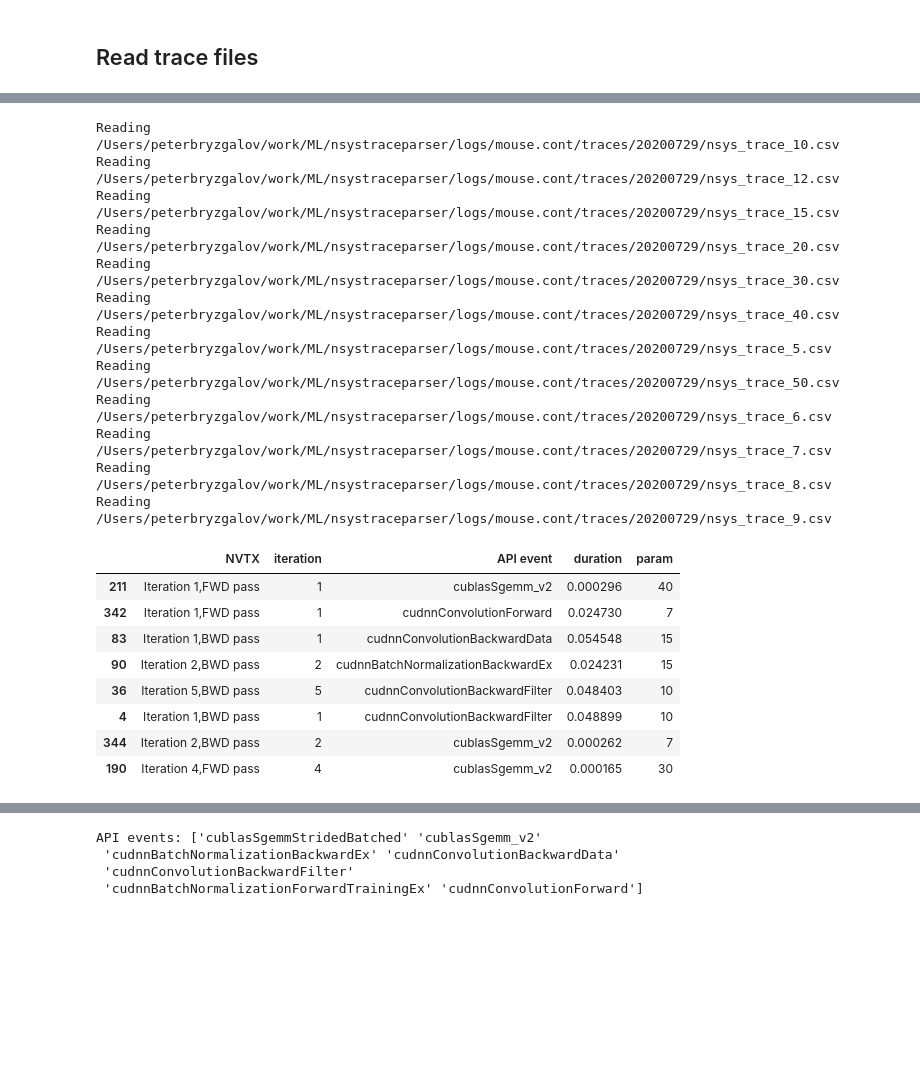
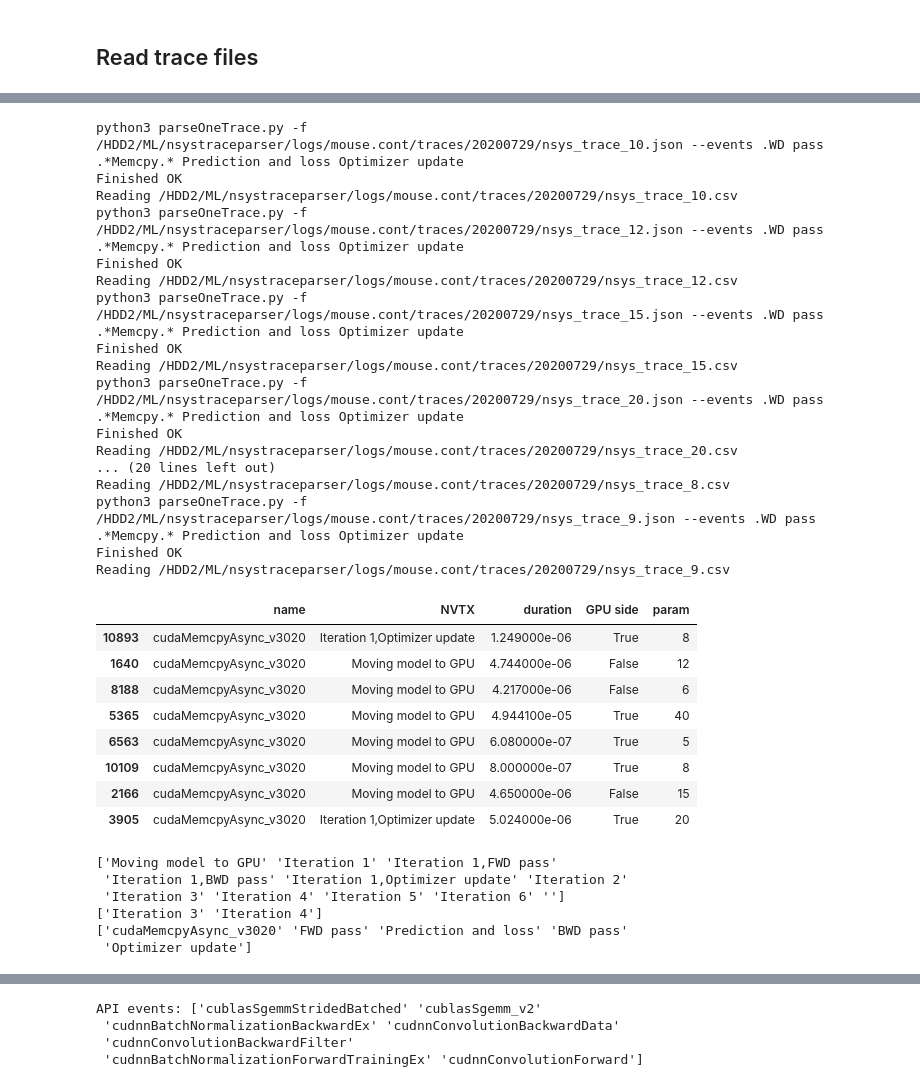
Before and after one commit to pyotr777/nsystraceparser, a Jupyter notebook: aggregateTimeFromMultipleTraces.ipynb, the cells around one changed output, grey strips where cells are left out. Saved outputs shown, nothing was run; the diff lists cells and outputs as text; code cells hidden in the pictures; blank space fills up the shorter version.

```diff
--- a/aggregateTimeFromMultipleTraces.ipynb
+++ b/aggregateTimeFromMultipleTraces.ipynb
@@ -17,7 +17,7 @@ from matplotlib import pyplot as plt
 # %%
 logdir = 'logs/mouse.cont/traces/20200729'
 trace_name_pattern = 'nsys_trace_([0-9]+).json'
-event_patterns = ['.*batchnormalization.*','.*sgemm.*', '.*convolution.*']
+event_patterns = ['.WD pass','.*Memcpy.*', 'Prediction and loss', 'Optimizer update']
 # %% [markdown]
 ## Read trace files
 # %%
@@ -43,56 +43,76 @@ print(tuple(zip(files,param_values)))
 # %%
 results = None
-convert_traces=False
+convert_traces=True
 for param, tracefile in zip(param_values, files):
     events = ' '.join(event_patterns)
     if convert_traces:
         # Run
         # python3 parseOneTrace.py -f $tracefile --events $events
         command = 'python3 parseOneTrace.py -f {} --events {}'.format(tracefile, events)
         print(command)
         p = subprocess.run(command.split(' '), stdin=subprocess.PIPE, stderr=subprocess.PIPE,
                            bufsize=0, shell=False)
         if p.returncode == 0:
             print('Finished OK')
         else:
             print(p.stdout.decode('utf-8'))
             print('ERROR')
             print(p.stderr.decode('utf-8'))
     # Read data from CSV file
     directory = os.path.dirname(tracefile)
     csvfile = ('').join(os.path.basename(
         tracefile).split('.')[:-1])  # Filename without extension
     csvfile = csvfile + '.csv'
     csvfile = os.path.join(directory, csvfile)
     print('Reading {}'.format(csvfile))
     df_ = pd.read_csv(csvfile)
     df_['param'] = param
 #     display(df_.head())
     if results is None:
         results = df_
     else:
         results = results.append(df_, ignore_index=True)
 
 results.sample(n=8)
 # %% [output]
-Reading /Users/peterbryzgalov/work/ML/nsystraceparser/logs/mouse.cont/traces/20200729/nsys_trace_10.csv
-Reading /Users/peterbryzgalov/work/ML/nsystraceparser/logs/mouse.cont/traces/20200729/nsys_trace_12.csv
-Reading /Users/peterbryzgalov/work/ML/nsystraceparser/logs/mouse.cont/traces/20200729/nsys_trace_15.csv
-Reading /Users/peterbryzgalov/work/ML/nsystraceparser/logs/mouse.cont/traces/20200729/nsys_trace_20.csv
-Reading /Users/peterbryzgalov/work/ML/nsystraceparser/logs/mouse.cont/traces/20200729/nsys_trace_30.csv
-Reading /Users/peterbryzgalov/work/ML/nsystraceparser/logs/mouse.cont/traces/20200729/nsys_trace_40.csv
-Reading /Users/peterbryzgalov/work/ML/nsystraceparser/logs/mouse.cont/traces/20200729/nsys_trace_5.csv
-Reading /Users/peterbryzgalov/work/ML/nsystraceparser/logs/mouse.cont/traces/20200729/nsys_trace_50.csv
-Reading /Users/peterbryzgalov/work/ML/nsystraceparser/logs/mouse.cont/traces/20200729/nsys_trace_6.csv
-Reading /Users/peterbryzgalov/work/ML/nsystraceparser/logs/mouse.cont/traces/20200729/nsys_trace_7.csv
-Reading /Users/peterbryzgalov/work/ML/nsystraceparser/logs/mouse.cont/traces/20200729/nsys_trace_8.csv
-Reading /Users/peterbryzgalov/work/ML/nsystraceparser/logs/mouse.cont/traces/20200729/nsys_trace_9.csv
+python3 parseOneTrace.py -f /HDD2/ML/nsystraceparser/logs/mouse.cont/traces/20200729/nsys_trace_10.json --events .WD pass .*Memcpy.* Prediction and loss Optimizer update
+Finished OK
+Reading /HDD2/ML/nsystraceparser/logs/mouse.cont/traces/20200729/nsys_trace_10.csv
+python3 parseOneTrace.py -f /HDD2/ML/nsystraceparser/logs/mouse.cont/traces/20200729/nsys_trace_12.json --events .WD pass .*Memcpy.* Prediction and loss Optimizer update
+Finished OK
+Reading /HDD2/ML/nsystraceparser/logs/mouse.cont/traces/20200729/nsys_trace_12.csv
+python3 parseOneTrace.py -f /HDD2/ML/nsystraceparser/logs/mouse.cont/traces/20200729/nsys_trace_15.json --events .WD pass .*Memcpy.* Prediction and loss Optimizer update
+Finished OK
+Reading /HDD2/ML/nsystraceparser/logs/mouse.cont/traces/20200729/nsys_trace_15.csv
+python3 parseOneTrace.py -f /HDD2/ML/nsystraceparser/logs/mouse.cont/traces/20200729/nsys_trace_20.json --events .WD pass .*Memcpy.* Prediction and loss Optimizer update
+Finished OK
+Reading /HDD2/ML/nsystraceparser/logs/mouse.cont/traces/20200729/nsys_trace_20.csv
+... (20 lines left out)
+Reading /HDD2/ML/nsystraceparser/logs/mouse.cont/traces/20200729/nsys_trace_8.csv
+python3 parseOneTrace.py -f /HDD2/ML/nsystraceparser/logs/mouse.cont/traces/20200729/nsys_trace_9.json --events .WD pass .*Memcpy.* Prediction and loss Optimizer update
+Finished OK
+Reading /HDD2/ML/nsystraceparser/logs/mouse.cont/traces/20200729/nsys_trace_9.csv
-|  | NVTX | iteration | API event | duration | param |
-| 211 | Iteration 1,FWD pass | 1 | cublasSgemm_v2 | 0.000296 | 40 |
-| 342 | Iteration 1,FWD pass | 1 | cudnnConvolutionForward | 0.024730 | 7 |
-| 83 | Iteration 1,BWD pass | 1 | cudnnConvolutionBackwardData | 0.054548 | 15 |
-| 90 | Iteration 2,BWD pass | 2 | cudnnBatchNormalizationBackwardEx | 0.024231 | 15 |
-| 36 | Iteration 5,BWD pass | 5 | cudnnConvolutionBackwardFilter | 0.048403 | 10 |
-| 4 | Iteration 1,BWD pass | 1 | cudnnConvolutionBackwardFilter | 0.048899 | 10 |
-| 344 | Iteration 2,BWD pass | 2 | cublasSgemm_v2 | 0.000262 | 7 |
-| 190 | Iteration 4,FWD pass | 4 | cublasSgemm_v2 | 0.000165 | 30 |
+|  | name | NVTX | duration | GPU side | param |
+| 10893 | cudaMemcpyAsync_v3020 | Iteration 1,Optimizer update | 1.249000e-06 | True | 8 |
+| 1640 | cudaMemcpyAsync_v3020 | Moving model to GPU | 4.744000e-06 | False | 12 |
+| 8188 | cudaMemcpyAsync_v3020 | Moving model to GPU | 4.217000e-06 | False | 6 |
+| 5365 | cudaMemcpyAsync_v3020 | Moving model to GPU | 4.944100e-05 | True | 40 |
+| 6563 | cudaMemcpyAsync_v3020 | Moving model to GPU | 6.080000e-07 | True | 5 |
+| 10109 | cudaMemcpyAsync_v3020 | Moving model to GPU | 8.000000e-07 | True | 8 |
+| 2166 | cudaMemcpyAsync_v3020 | Moving model to GPU | 4.650000e-06 | False | 15 |
+| 3905 | cudaMemcpyAsync_v3020 | Iteration 1,Optimizer update | 5.024000e-06 | True | 20 |
+# %%
+df_ = results.copy()
+df_['NVTX'] = df_['NVTX'].fillna('')
+# Do not use 1st and last iterations
+print(df_['NVTX'].unique())
+df_ = df_[(df_['NVTX'].str.contains('Iteration 3')) | (df_['NVTX'].str.contains('Iteration 4'))]
+print(df_['NVTX'].unique())
+print(df_['name'].unique())
+# %% [output]
+['Moving model to GPU' 'Iteration 1' 'Iteration 1,FWD pass'
+ 'Iteration 1,BWD pass' 'Iteration 1,Optimizer update' 'Iteration 2'
+ 'Iteration 3' 'Iteration 4' 'Iteration 5' 'Iteration 6' '']
+['Iteration 3' 'Iteration 4']
+['cudaMemcpyAsync_v3020' 'FWD pass' 'Prediction and loss' 'BWD pass'
+ 'Optimizer update']
```
Also changed, not shown: parts of 5 cells of this notebook, 7 other files.
